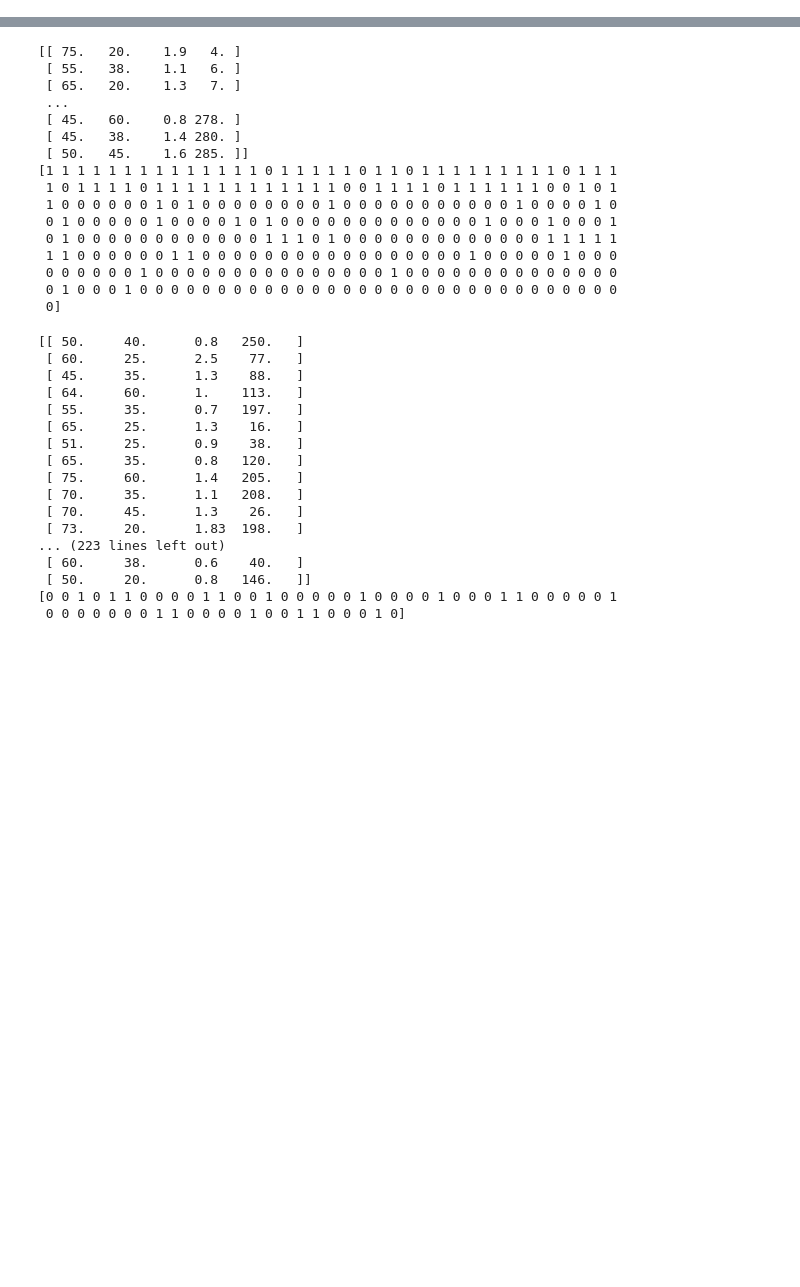
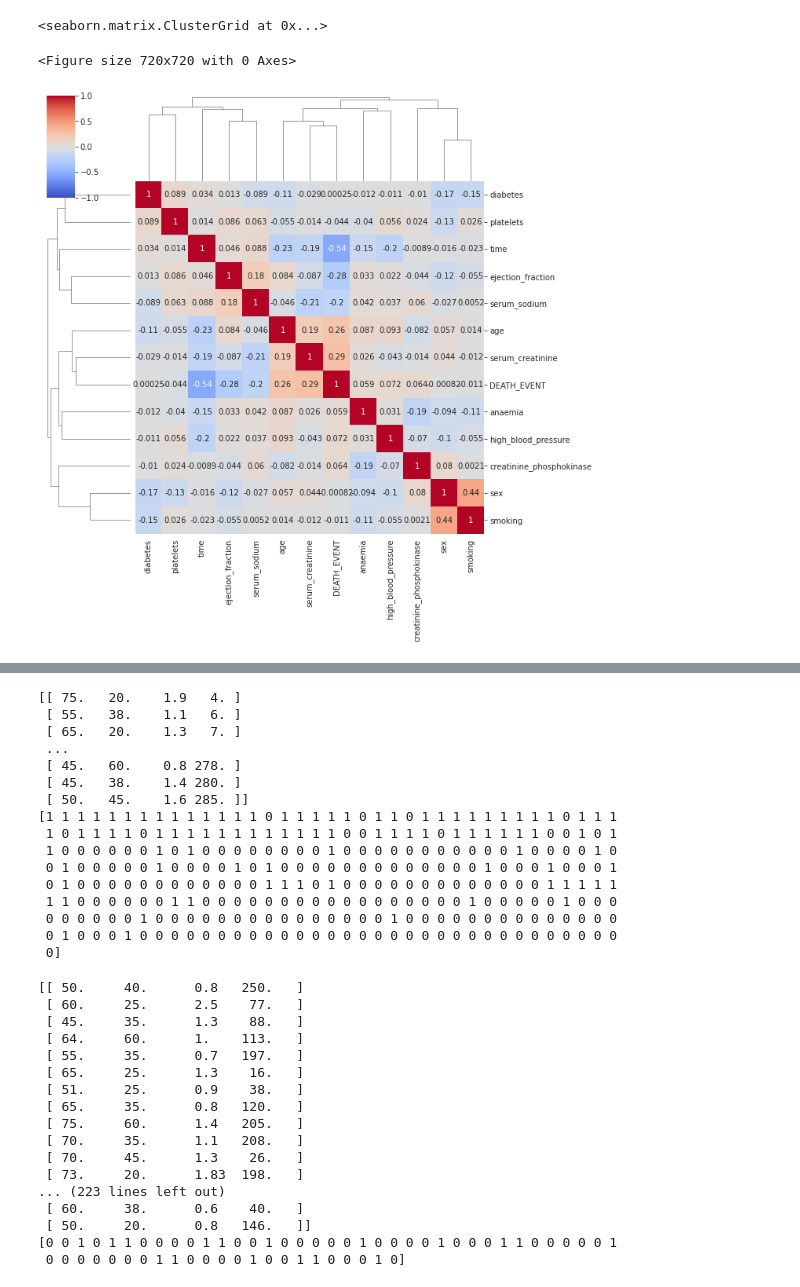
Before and after one commit to ggume/forgrad, a Jupyter notebook: for_grad.ipynb, the cells around one changed output, grey strips where cells are left out. Cells and saved outputs as stored; diff of their text form; code cells hidden in the pictures; blank space fills up the shorter version.

```diff
--- a/for_grad.ipynb
+++ b/for_grad.ipynb
@@ -46,0 +71,12 @@ dtype: float64
+# %%
+plt.figure(figsize=(10,10))
+sns.clustermap(heart_data.corr(),
+               annot = True,      # 실제 값 화면에 나타내기
+               cmap = 'coolwarm',  # Red, Blue 색상으로 표시
+               #linewidths=.5,  # 경계면 실선으로 구분하기
+               vmin = -1,vmax = 1   # 컬러바 범위 -1 ~ 1
+              )
+# %% [output]
+<seaborn.matrix.ClusterGrid at 0x...>
+<Figure size 720x720 with 0 Axes>
+[figure, added]
```
Also changed, not shown: parts of 19 cells of this notebook.
